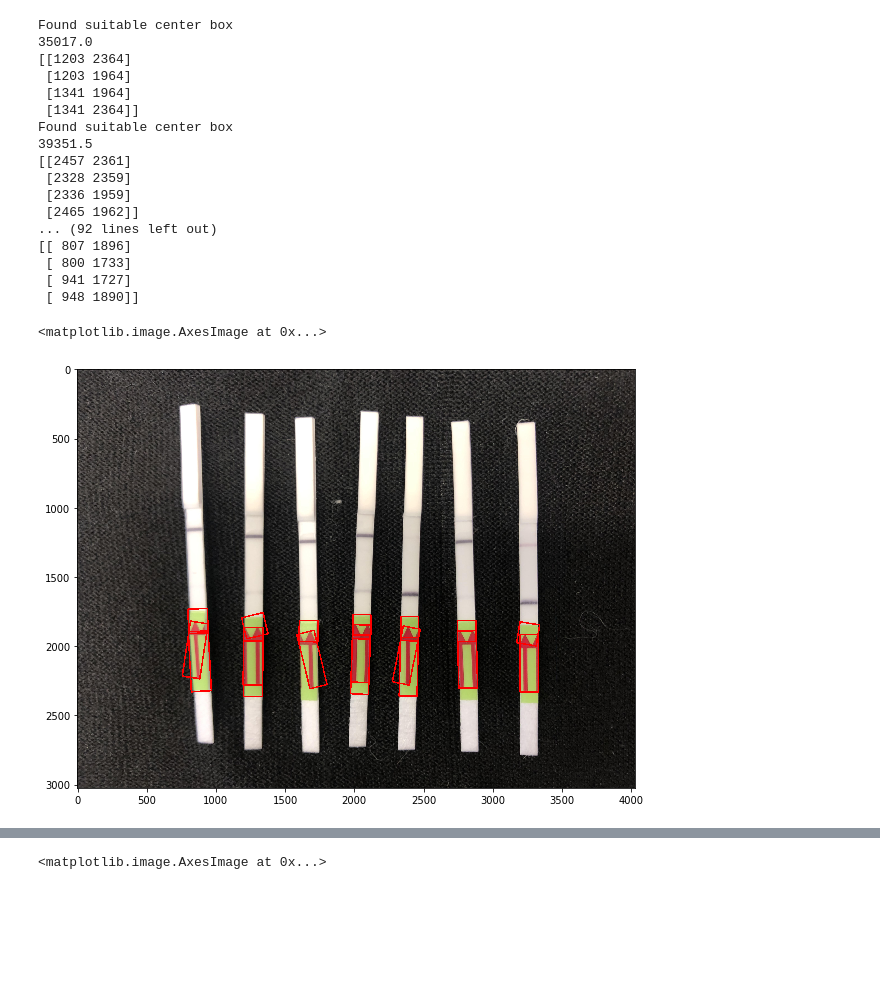
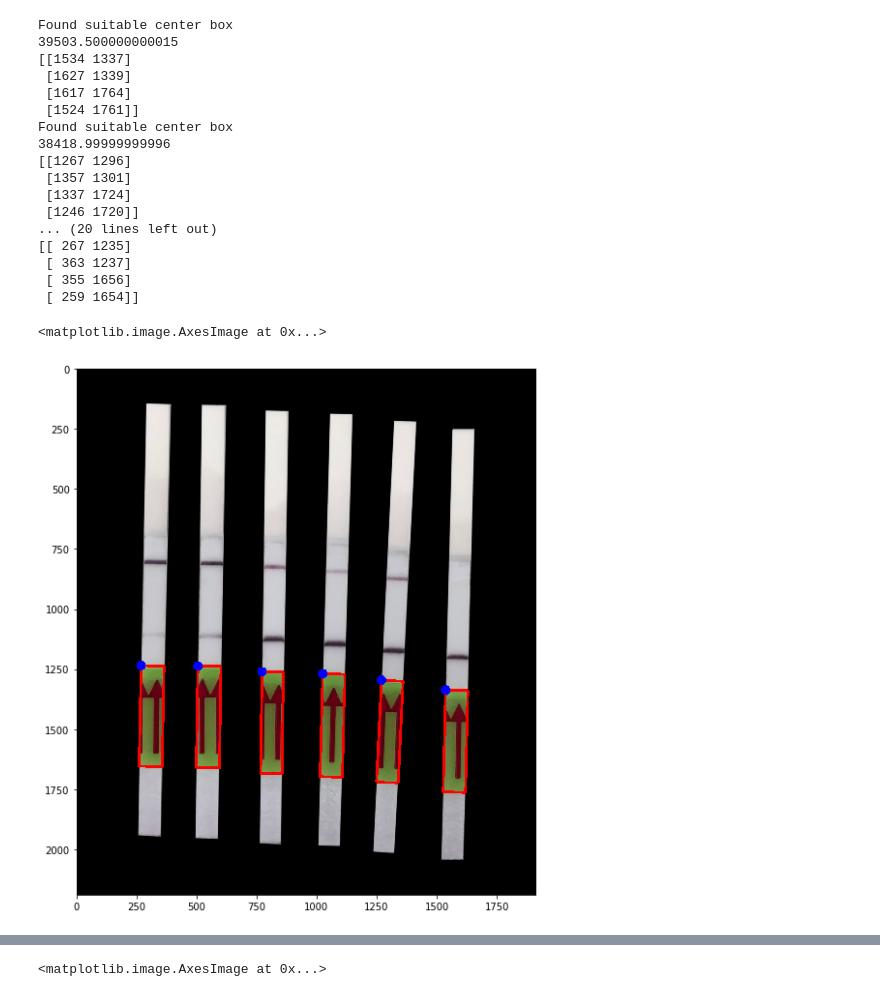
Before and after one commit to broadinstitute/HandLens-1.0.0, a Jupyter notebook: notebooks/Strip Detection and Comparison v2.ipynb, the cells around one changed output, grey strips where cells are left out. Cells and saved outputs as stored; diff of their text form; code cells hidden in the pictures; blank space fills up the shorter version.

```diff
--- a/notebooks/Strip Detection and Comparison v2.ipynb
+++ b/notebooks/Strip Detection and Comparison v2.ipynb
@@ -13,13 +15,5 @@ This script takes a raw picture of the strips, detects the sensible regions of t
 # %%
-# filename = 'images/strips6.jpg'
-
-# filename = 'images/strips12c.jpg'
-
-# filename = 'images/strips13a.jpg'
-# filename = 'images/strips13c.jpg'
-
-filename = 'images/strips14.jpg'
-
+filename = 'images/strips12c.jpg'
 image = cv2.imread(filename)
 image = cv2.GaussianBlur(image, (5,5), 0)
 plt.imshow(cv2.cvtColor(image, cv2.COLOR_BGR2RGB))
@@ -70,21 +141,10 @@ hsv = cv2.cvtColor(image, cv2.COLOR_BGR2HSV)
 
 # These strips have red arrows on a green background, so we define two masks, one for red and the other for green
 
-# Red is at the beginning/end of the hue range, so it covers the [0-10] and the [170, 180] (hue in OpenCV varies
-# between 0 and 180 degrees)
-lower_red = np.array([0, 50, 50])
-upper_red = np.array([10, 255, 255])
-red_mask1 = cv2.inRange(hsv, lower_red, upper_red)
-
-lower_red = np.array([170, 50, 50])
-upper_red = np.array([180, 255, 255])
-red_mask2 = cv2.inRange(hsv, lower_red, upper_red)
+red_mask1 = cv2.inRange(hsv, lower_red1, upper_red1)
+red_mask2 = cv2.inRange(hsv, lower_red2, upper_red2)
 
 red_mask = red_mask1 + red_mask2
-
-# Green is between 20 and 90 (these ranges can be adjusted)
-lower_green = np.array([20, 50, 50])
-upper_green = np.array([90, 255, 255])
 green_mask = cv2.inRange(hsv, lower_green, upper_green)
 
 mask = red_mask + green_mask
@@ -96,53 +156,54 @@ plt.imshow(cv2.cvtColor(mask, cv2.COLOR_GRAY2RGB))
 # %%
 # Processing Step 2: determining the bounding boxes for the colored areas
 
 cnts = cv2.findContours(mask, cv2.RETR_EXTERNAL, cv2.CHAIN_APPROX_SIMPLE)
 cnts = imutils.grab_contours(cnts)
 
 # Create a copy of the original image to draw the bounding boxes on
 tmp = image.copy()
 
 center_boxes = []
 for c in cnts:
-    area = cv2.contourArea(c)
     M = cv2.moments(c)
-    if area < minCenterBoxArea or M["m00"] == 0: continue
+    if M["m00"] == 0: continue
 
     rect = cv2.minAreaRect(c)
-    box = cv2.boxPoints(rect)
-    box = np.int0(box)
+    box = makeOrderedBox(rect)
 
-    minBoxY = min(box[0][1], box[1][1], box[2][1], box[3][1])
-    if maxCenterY < minBoxY: continue
+    area = boxArea(box)
+    if area < minCenterBoxArea or maxCenterBoxArea < area: continue
+
+    if maxCenterY < boxMinY(box): continue
 
     print("Found suitable center box")
     print(area)
     print(box)
     center_boxes += [box]
 
     tmp = cv2.drawContours(tmp, [box], 0, (0,0,255), 10)
+    tmp = cv2.circle(tmp, (box[0][0], box[0][1]), 20, (255,0,0), -1)
 
 plt.imshow(cv2.cvtColor(tmp, cv2.COLOR_BGR2RGB))
 # %% [output]
 Found suitable center box
-35017.0
-[[1203 2364]
- [1203 1964]
- [1341 1964]
- [1341 2364]]
+39503.500000000015
+[[1534 1337]
+ [1627 1339]
+ [1617 1764]
+ [1524 1761]]
 Found suitable center box
-39351.5
-[[2457 2361]
- [2328 2359]
- [2336 1959]
- [2465 1962]]
-... (92 lines left out)
-[[ 807 1896]
- [ 800 1733]
- [ 941 1727]
- [ 948 1890]]
+38418.99999999996
+[[1267 1296]
+ [1357 1301]
+ [1337 1724]
+ [1246 1720]]
+... (20 lines left out)
+[[ 267 1235]
+ [ 363 1237]
+ [ 355 1656]
+ [ 259 1654]]
 <matplotlib.image.AxesImage at 0x...>
-[figure, old version]
+[figure, new version]
 # %%
 # Processing Step 3: binary thresholding of the entire image to extract the top part of the strips
 ret, thresh = cv2.threshold(image, minStripThreshold, 255, cv2.THRESH_BINARY)
```
Also changed, not shown: parts of 13 cells of this notebook.
